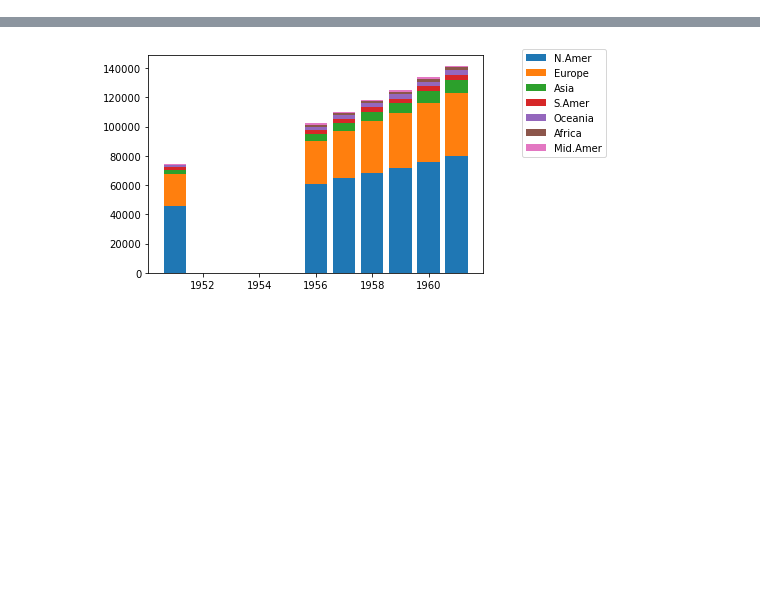
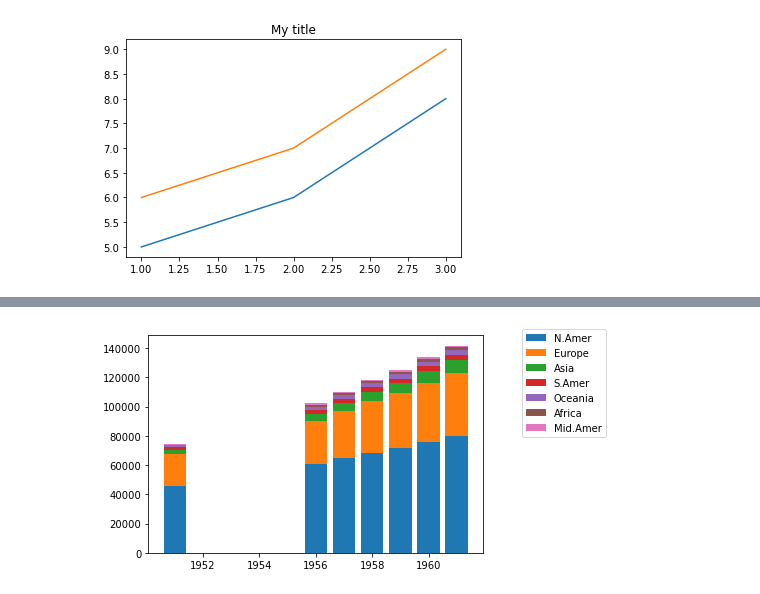
Before and after one commit to massardier/visualizations_python, a Jupyter notebook: pyplot.ipynb, the cells around one changed output, grey strips where cells are left out. Saved outputs shown, nothing was run; the diff lists cells and outputs as text; code cells hidden in the pictures; blank space fills up the shorter version.

```diff
--- a/pyplot.ipynb
+++ b/pyplot.ipynb
@@ -568,0 +95,12 @@ plt.show()
+# %%
+# CREATE A BASIC LINE PLOT WITH PYPLOT OOP
+
+fig, axes = plt.subplots() # here the axes object will contain the default number of subplots: 1
+
+# add elements on the plot
+axes.plot([1,2,3],[5,6,8])
+axes.plot([1,2,3],[6,7,9])
+
+axes.set_title("My title");
+# %% [output]
+[figure, added]
```
Also changed, not shown: parts of 82 cells of this notebook, 15 other files.
